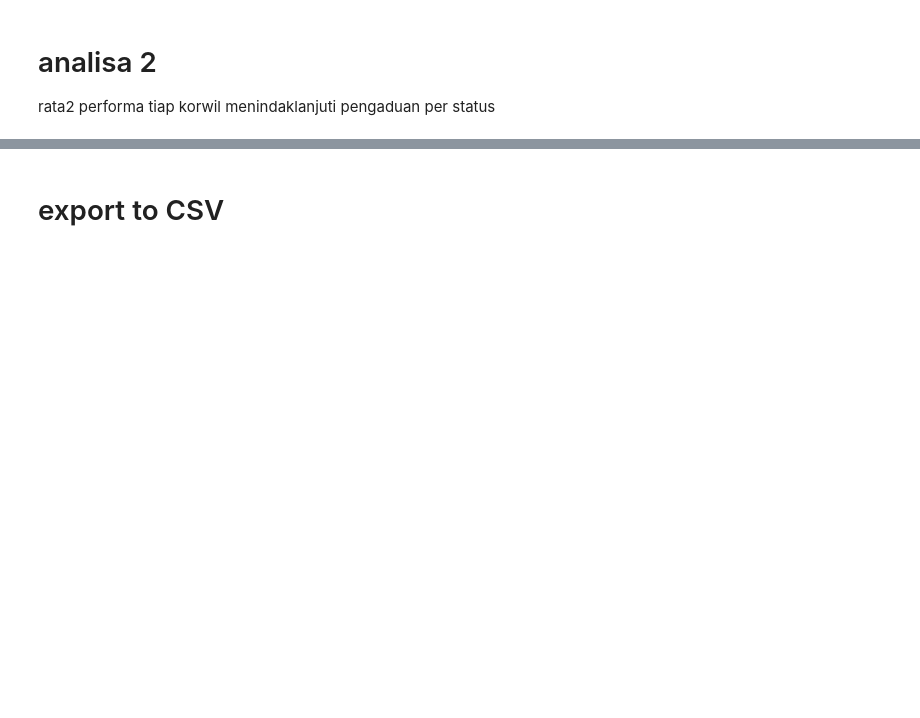
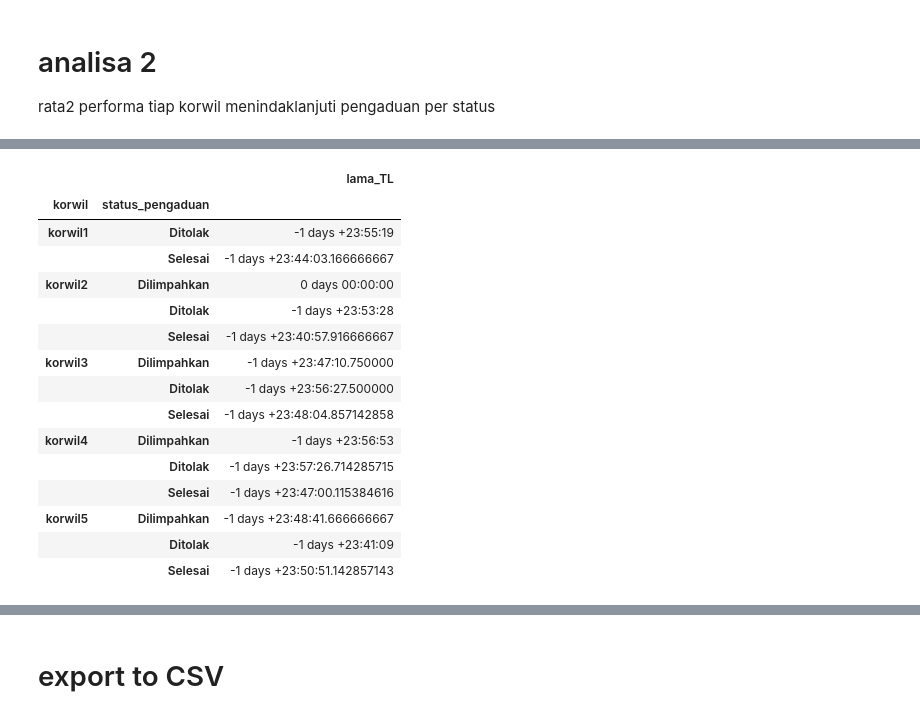
Before and after one commit to ekacs/simadu_analytical_insight, a Jupyter notebook: analisa_kinerja_TL_pengaduan_(01012019_07062022).ipynb, the cells around one changed output, grey strips where cells are left out. Cells and saved outputs as stored; diff of their text form; code cells hidden in the pictures; blank space fills up the shorter version.

```diff
--- a/analisa_kinerja_TL_pengaduan_(01012019_07062022).ipynb
+++ b/analisa_kinerja_TL_pengaduan_(01012019_07062022).ipynb
@@ -259,0 +273,8 @@ korwil_2022b
+# %%
+filter = datas['verifikator'].isin(['admin'])
+datas4 = datas[filter]
+#datas4
+adminsek_2019 = datas4[(datas4['update_datetime'] >= "2019-01-01") & (datas4['insert_datetime']<= "2020-01-01")]
+adminsek_2019 = adminsek_2019[(adminsek_2019.status_pengaduan != 'Baru') & (adminsek_2019.status_pengaduan != 'Proses')]
+adminsek_2019 = adminsek_2019.groupby(['korwil','status_pengaduan']).agg({'lama_TL':'mean'})
+adminsek_2019
@@ -259,0 +306,22 @@ korwil_2022b
+# %%
+adminsek_2021 = datas4[(datas4['update_datetime'] >= "2021-01-01") & (datas4['insert_datetime']<= "2022-01-01")]
+adminsek_2021 = adminsek_2021[(adminsek_2021.status_pengaduan != 'Baru') & (adminsek_2021.status_pengaduan != 'Proses')]
+adminsek_2021 = adminsek_2021.groupby(['korwil','status_pengaduan']).agg({'lama_TL':'mean'})
+adminsek_2021
+# %% [output]
+|  |  | lama_TL |
+| korwil | status_pengaduan |  |
+| korwil1 | Ditolak | -1 days +23:55:19 |
+|  | Selesai | -1 days +23:44:03.166666667 |
+| korwil2 | Dilimpahkan | 0 days 00:00:00 |
+|  | Ditolak | -1 days +23:53:28 |
+|  | Selesai | -1 days +23:40:57.916666667 |
+| korwil3 | Dilimpahkan | -1 days +23:47:10.750000 |
+|  | Ditolak | -1 days +23:56:27.500000 |
+|  | Selesai | -1 days +23:48:04.857142858 |
+| korwil4 | Dilimpahkan | -1 days +23:56:53 |
+|  | Ditolak | -1 days +23:57:26.714285715 |
+|  | Selesai | -1 days +23:47:00.115384616 |
+| korwil5 | Dilimpahkan | -1 days +23:48:41.666666667 |
+|  | Ditolak | -1 days +23:41:09 |
+|  | Selesai | -1 days +23:50:51.142857143 |
```
Also changed, not shown: parts of 22 cells of this notebook.
